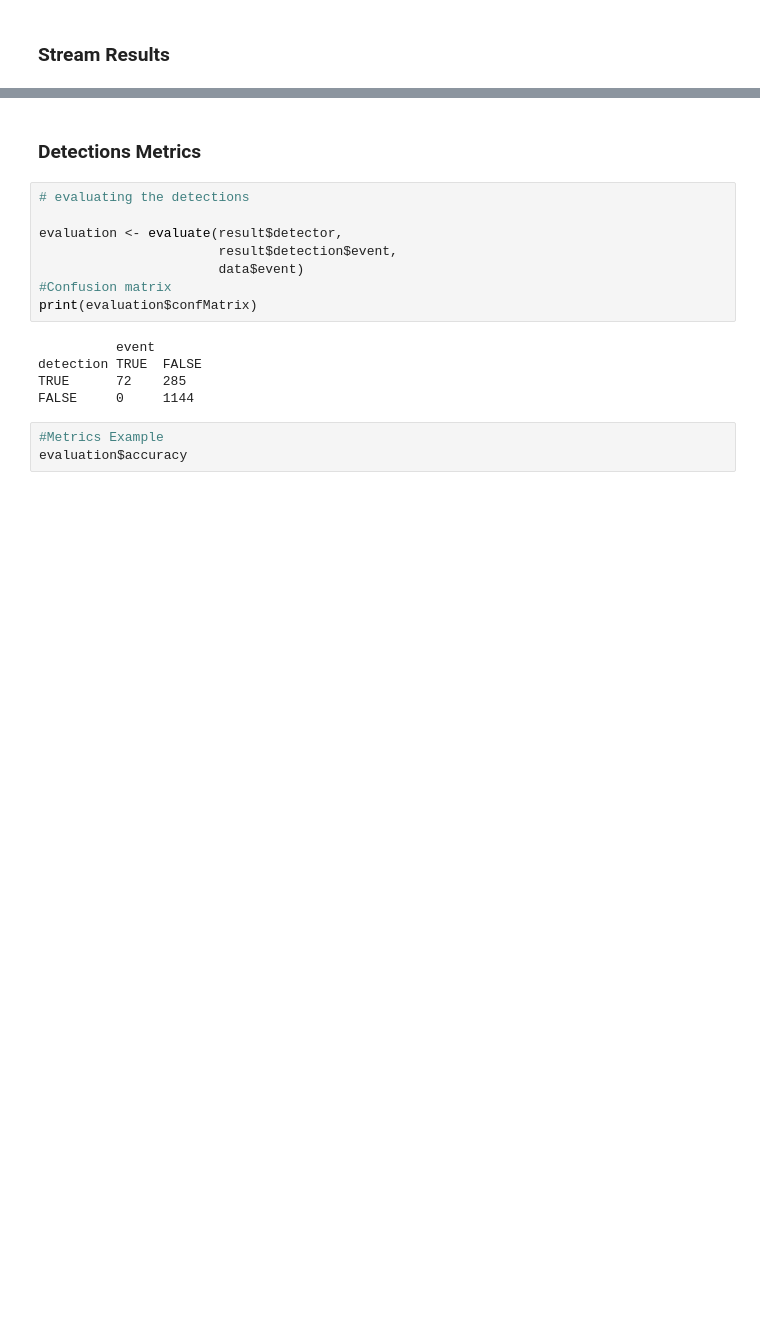
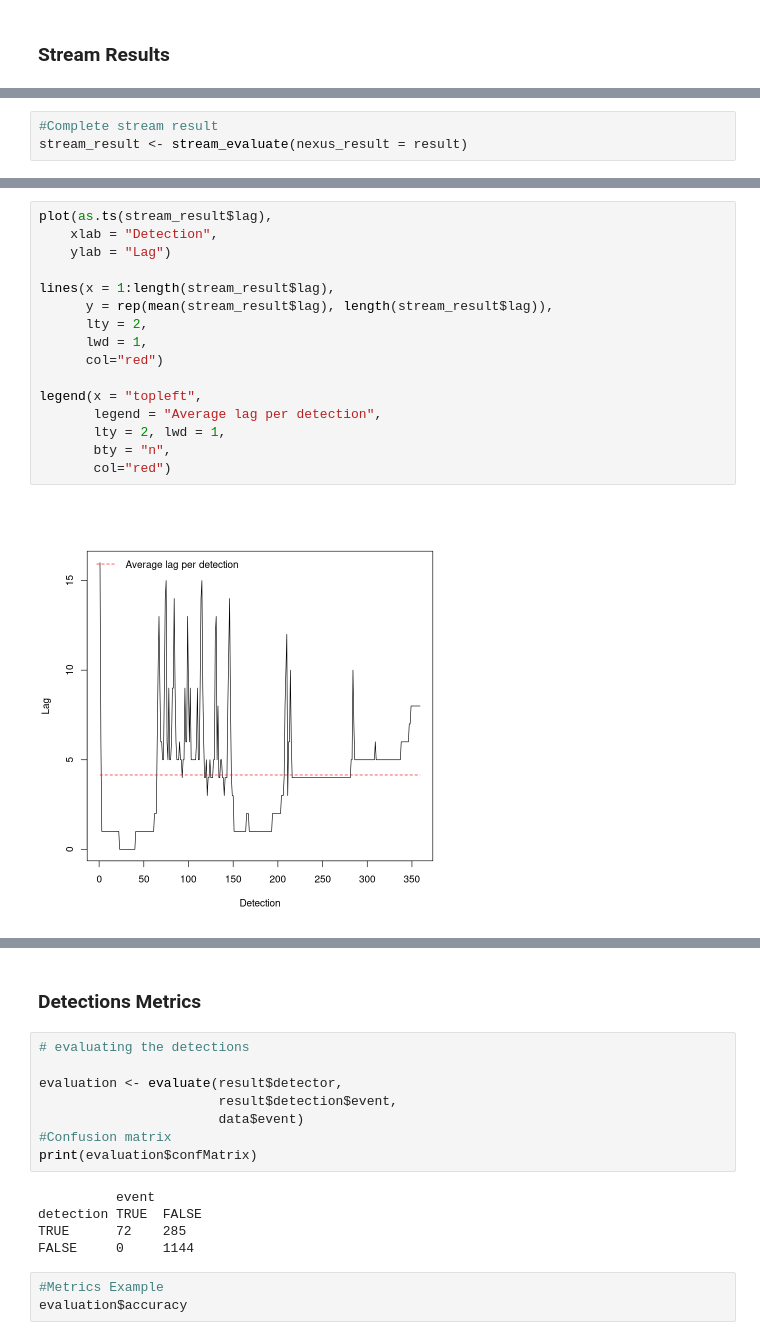
Before and after one commit to cefet-rj-dal-dev/harbingerext, a Jupyter notebook: develop/nexus_example.ipynb, the cells around one changed output, grey strips where cells are left out. Saved outputs shown, nothing was run; the diff lists cells and outputs as text; blank space fills up the shorter version.

```diff
--- a/develop/nexus_example.ipynb
+++ b/develop/nexus_example.ipynb
@@ -167,0 +169,3 @@ A data.frame: 1 × 6
+# %%
+#Complete stream result
+stream_result <- stream_evaluate(nexus_result = result)
@@ -167,0 +184,18 @@ A data.frame: 1 × 6
+# %%
+plot(as.ts(stream_result$lag),
+    xlab = "Detection",
+    ylab = "Lag")
+
+lines(x = 1:length(stream_result$lag),
+      y = rep(mean(stream_result$lag), length(stream_result$lag)),
+      lty = 2,
+      lwd = 1,
+      col="red")
+
+legend(x = "topleft",
+       legend = "Average lag per detection",
+       lty = 2, lwd = 1,
+       bty = "n",
+       col="red")
+# %% [output]
+[figure, added]
```
Also changed, not shown: parts of 18 cells of this notebook.
